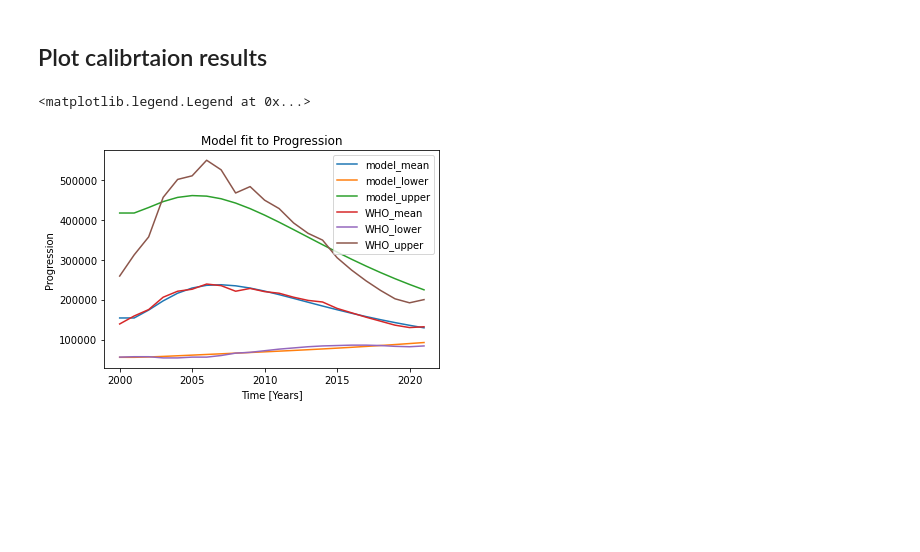
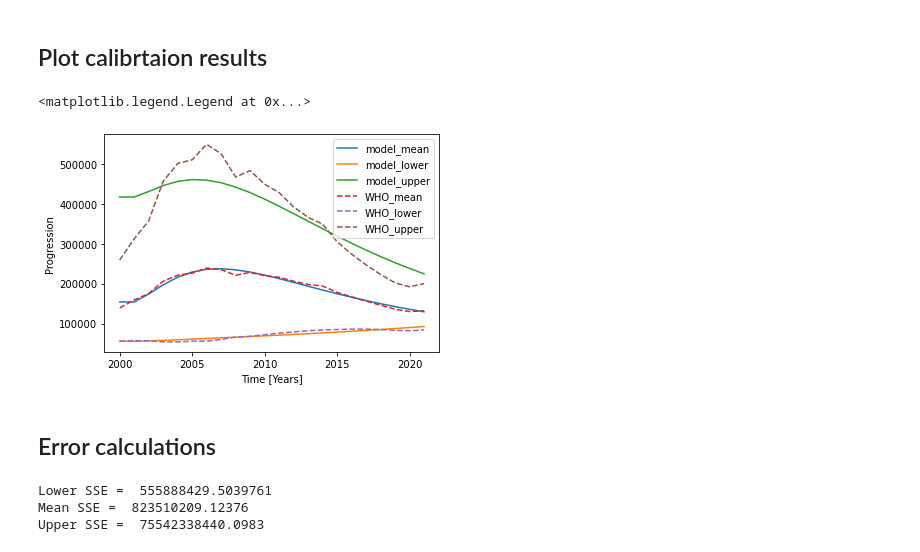
Before and after one commit to adenooy2/MSc-Thesis, a Jupyter notebook: model/transmission/finalCalibration-AllBounds.ipynb, the cells around one changed output. Cells and saved outputs as stored; diff of their text form; code cells hidden in the pictures; blank space fills up the shorter version.

Commit message:
Calibration error caluclations

```diff
--- a/model/transmission/finalCalibration-AllBounds.ipynb
+++ b/model/transmission/finalCalibration-AllBounds.ipynb
@@ -324,17 +324,19 @@ result_upper = model.run(params=
 # %% [markdown]
 ## Plot calibrtaion results
 # %%
-plt.plot(result_mean.index, result_mean['progression'],label="model_mean")
-plt.plot(result_lower.index, result_lower['progression'],label="model_lower")
+plt.plot(result_mean.index, result_mean['progression'],'-',label="model_mean")
+plt.plot(result_lower.index, result_lower['progression'],'-',label="model_lower")
 plt.plot(result_upper.index, result_upper['progression'],label="model_upper")
-plt.plot(data["year"], data['Mean'], label='WHO_mean');
-plt.plot(data["year"], data['Lower'], label='WHO_lower');
-plt.plot(data["year"], data['Upper'], label='WHO_upper');
+plt.plot(data["year"], data['Mean'],'--', label='WHO_mean');
+plt.plot(data["year"], data['Lower'],'--', label='WHO_lower');
+plt.plot(data["year"], data['Upper'],'--', label='WHO_upper');
 plt.xlabel('Time [Years]')
 plt.ylabel('Progression')
-plt.title('Model fit to Progression')
-plt.legend(loc='upper right')
+#plt.title('Model output for the progression variable when calibrated against the \n WHO lower, mean and upper estimates for incidence' )
+plt.legend(loc='best')
 #plt.text(30,750000000, 'RMSE: 7.39% of Max', color='r', fontsize=12)
 # %% [output]
 <matplotlib.legend.Legend at 0x...>
-[figure, old version]
+[figure, new version]
+# %% [markdown]
+## Error calculations
@@ -340,0 +352,8 @@ plt.legend(loc='upper right')
+# %%
+print("Lower SSE = ", error_l)
+print("Mean SSE = ", error_m)
+print("Upper SSE = ", error_u)
+# %% [output]
+Lower SSE =  555888429.5039761
+Mean SSE =  823510209.12376
+Upper SSE =  75542338440.0983
```
Also changed, not shown: parts of 1 cell of this notebook, 3 other files.
